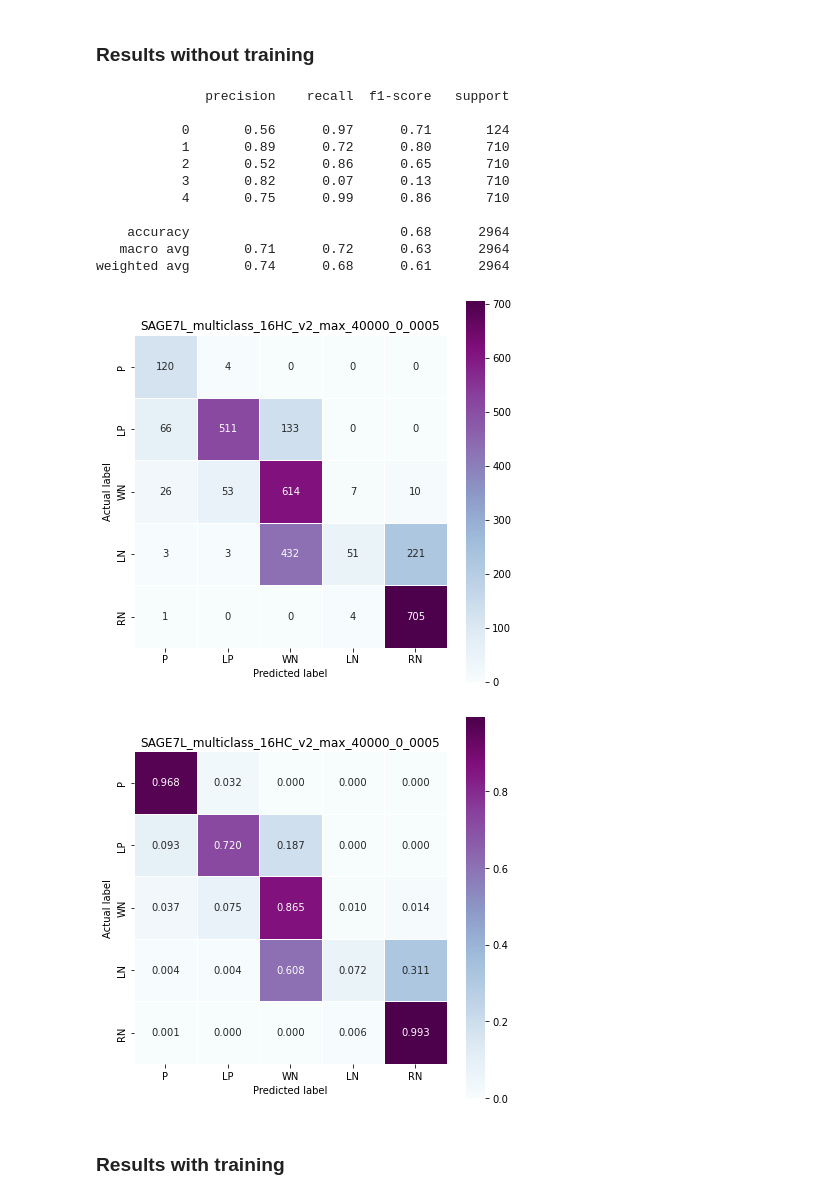
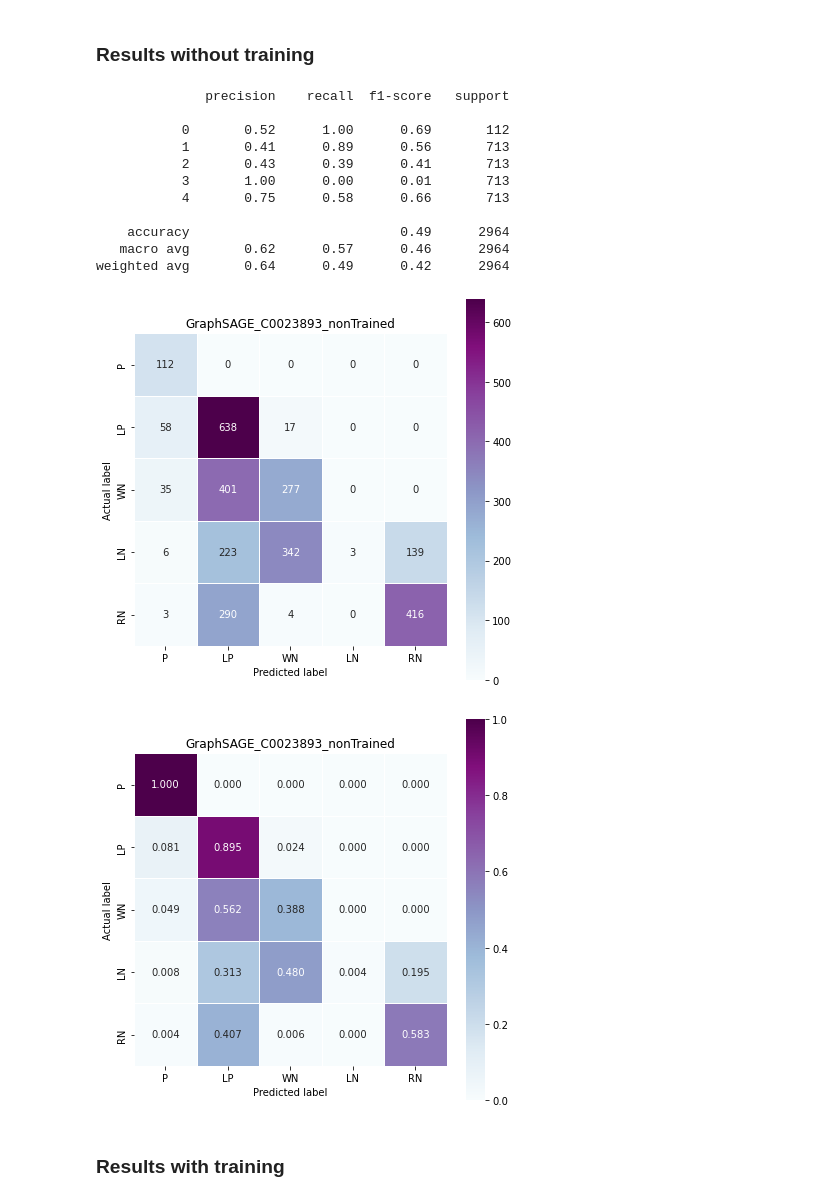
Before and after one commit to GiDeCarlo/XGDAG, a Jupyter notebook: prove.ipynb, the cells around one changed output. Cells and saved outputs as stored; diff of their text form; code cells hidden in the pictures.

Commit message:
updates to model and train modules, new version of explainability notebook

```diff
--- a/prove.ipynb
+++ b/prove.ipynb
@@ -20,5 +21,5 @@ torch.manual_seed(42)
 
 device = 'cuda' if torch.cuda.is_available() else 'cpu'
 # %%
-disease_Id = 'C0036341'
+disease_Id = 'C0023893'
 # %%
@@ -40,7 +41,7 @@ graph_path
 [i] Elapsed time: 44.156
 'Graphs/grafo_nedbit_C0036341.gml'
 # %%
-dataset = get_dataset_from_graph(graph_path, disease_Id)
+dataset = get_dataset_from_graph(PATH_TO_GRAPHS + 'grafo_nedbit_' + disease_Id + '.gml', disease_Id)
 dataset
 # %% [output]
 [+] Reading graph...ok
@@ -50,21 +51,21 @@ Data(edge_index=[2, 1357864], x=[19761, 6], y=[19761], num_classes=5, train_mask
 # %% [markdown]
 ### Results without training
 # %%
-predict_from_saved_model('SAGE7L_multiclass_16HC_v2_max_40000_0_0005', dataset.to(device), ['P', 'LP', 'WN', 'LN', 'RN'], files_name='GraphSAGE_' + disease_Id + '_nonTrained')
+predict_from_saved_model('GraphSAGE_C0006142_40000_0_0005', dataset.to(device), ['P', 'LP', 'WN', 'LN', 'RN'], files_name='GraphSAGE_' + disease_Id + '_nonTrained')
 # %% [output]
               precision    recall  f1-score   support
 
-           0       0.56      0.97      0.71       124
-           1       0.89      0.72      0.80       710
-           2       0.52      0.86      0.65       710
-           3       0.82      0.07      0.13       710
-           4       0.75      0.99      0.86       710
+           0       0.52      1.00      0.69       112
+           1       0.41      0.89      0.56       713
+           2       0.43      0.39      0.41       713
+           3       1.00      0.00      0.01       713
+           4       0.75      0.58      0.66       713
 
-    accuracy                           0.68      2964
-   macro avg       0.71      0.72      0.63      2964
-weighted avg       0.74      0.68      0.61      2964
+    accuracy                           0.49      2964
+   macro avg       0.62      0.57      0.46      2964
+weighted avg       0.64      0.49      0.42      2964
-[figure, old version]
+[figure, new version]
-[figure, old version]
+[figure, new version]
 # %% [markdown]
 ### Results with training
 # %%
```
Also changed, not shown: parts of 3 cells of this notebook, 3 other files.
